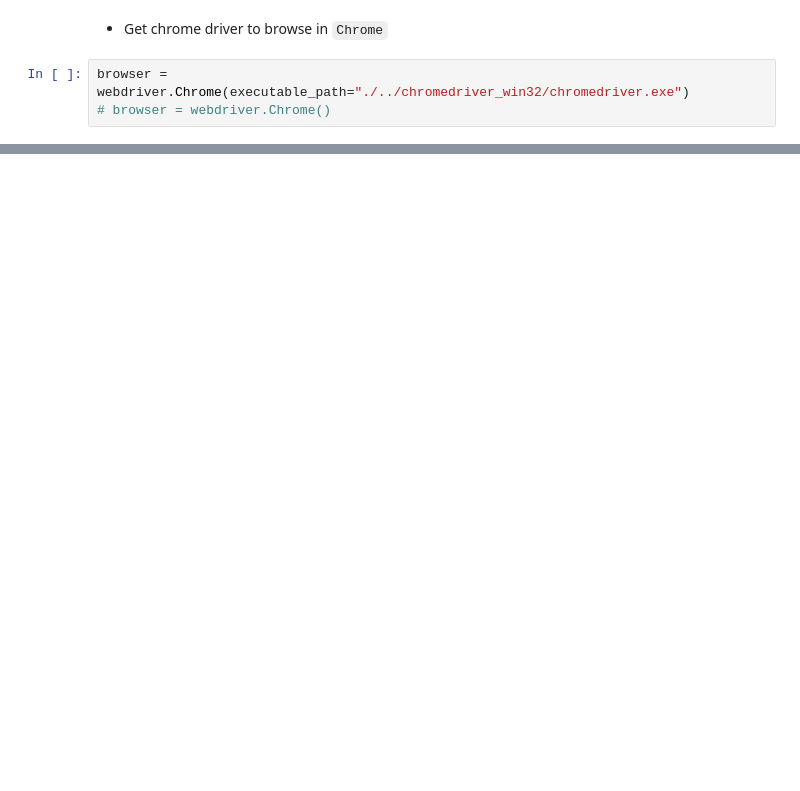
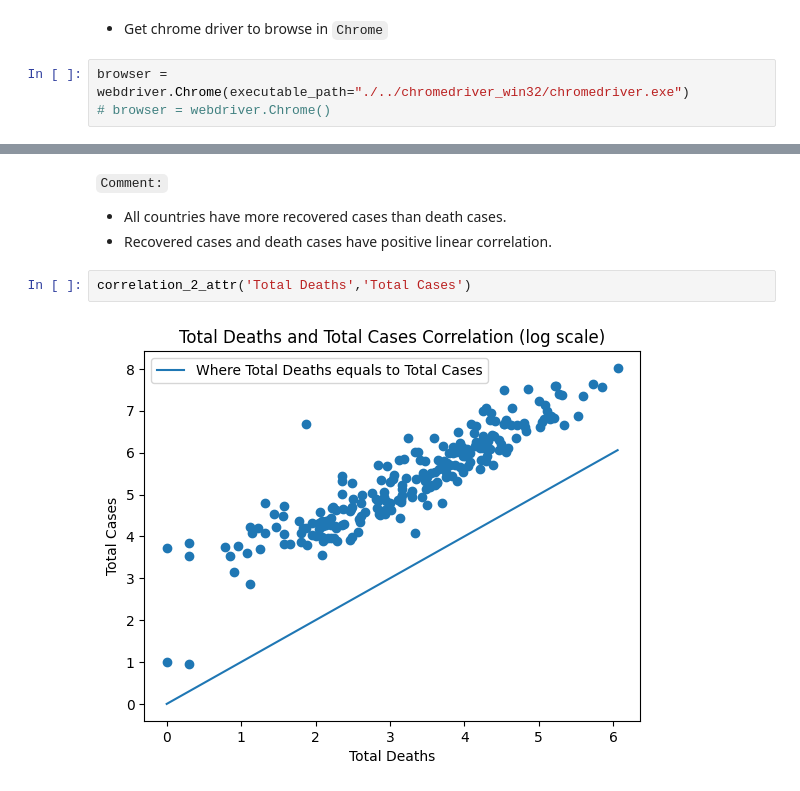
Before and after one commit to TQ-Ba0/Data-Vis, a Jupyter notebook: lab1/Data Collection.ipynb, the cells around one changed output, grey strips where cells are left out. Saved outputs shown, nothing was run; the diff lists cells and outputs as text; blank space fills up the shorter version.

```diff
--- a/lab1/Data Collection.ipynb
+++ b/lab1/Data Collection.ipynb
@@ -120,0 +120,8 @@ df
+# %% [markdown]
+`Comment:`
+- All countries have more recovered cases than death cases.
+- Recovered cases and death cases have positive linear correlation.
+# %%
+correlation_2_attr('Total Deaths','Total Cases')
+# %% [output]
+[figure, added]
```
Also changed, not shown: parts of 29 cells of this notebook, 2 other files.
